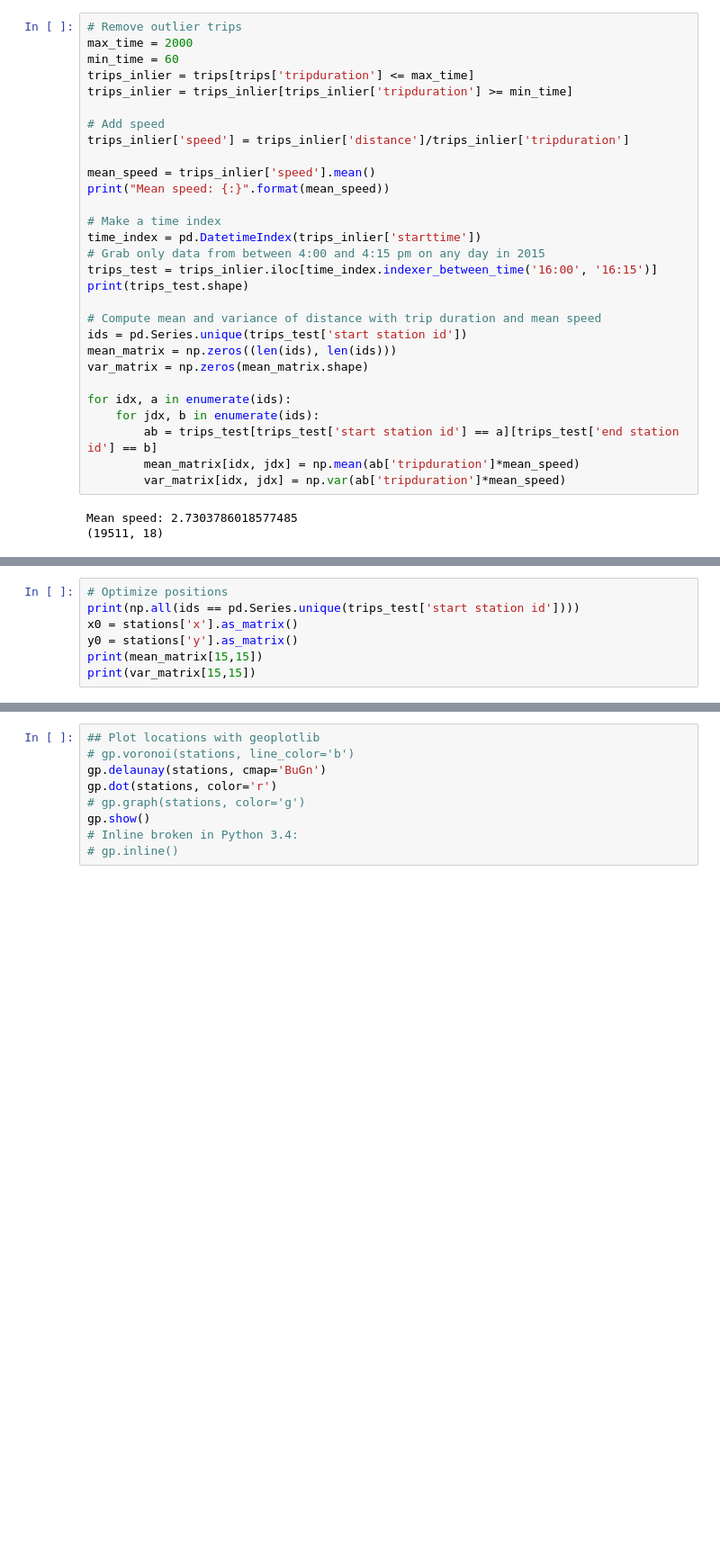
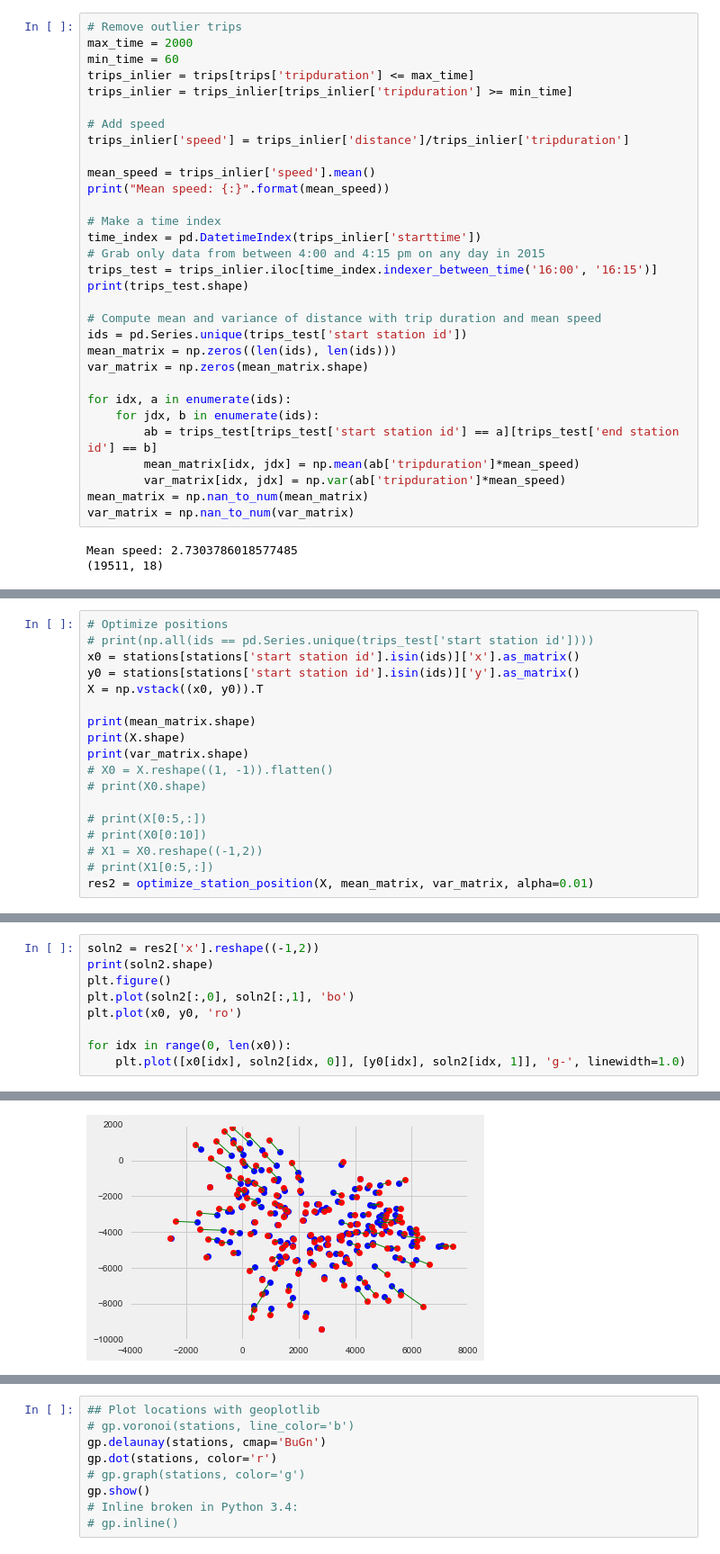
Before and after one commit to mattgiamou/hubway, a Jupyter notebook: hubway/hubway_visualization.ipynb, the cells around one changed output, grey strips where cells are left out. Shown at 90% size. Saved outputs shown, nothing was run; the diff lists cells and outputs as text; blank space fills up the shorter version.

```diff
--- a/hubway/hubway_visualization.ipynb
+++ b/hubway/hubway_visualization.ipynb
@@ -140,6 +141,8 @@ for idx, a in enumerate(ids):
         ab = trips_test[trips_test['start station id'] == a][trips_test['end station id'] == b]
         mean_matrix[idx, jdx] = np.mean(ab['tripduration']*mean_speed)
         var_matrix[idx, jdx] = np.var(ab['tripduration']*mean_speed)
+mean_matrix = np.nan_to_num(mean_matrix)
+var_matrix = np.nan_to_num(var_matrix)
 # %% [output]
 Mean speed: 2.7303786018577485
 (19511, 18)
@@ -151,9 +154,20 @@ sns.pairplot(trips_test.loc[:,('distance', 'tripduration', 'speed', 'gender')],
 [figure]
 # %%
 # Optimize positions
-print(np.all(ids == pd.Series.unique(trips_test['start station id'])))
-x0 = stations['x'].as_matrix()
-y0 = stations['y'].as_matrix()
-print(mean_matrix[15,15])
-print(var_matrix[15,15])
+# print(np.all(ids == pd.Series.unique(trips_test['start station id'])))
+x0 = stations[stations['start station id'].isin(ids)]['x'].as_matrix()
+y0 = stations[stations['start station id'].isin(ids)]['y'].as_matrix()
+X = np.vstack((x0, y0)).T
+
+print(mean_matrix.shape)
+print(X.shape)
+print(var_matrix.shape)
+# X0 = X.reshape((1, -1)).flatten()
+# print(X0.shape)
+
+# print(X[0:5,:])
+# print(X0[0:10])
+# X1 = X0.reshape((-1,2))
+# print(X1[0:5,:])
+res2 = optimize_station_position(X, mean_matrix, var_matrix, alpha=0.01)
 # %% [output]
@@ -162,0 +189,10 @@ True
+# %%
+soln2 = res2['x'].reshape((-1,2))
+print(soln2.shape)
+plt.figure()
+plt.plot(soln2[:,0], soln2[:,1], 'bo')
+plt.plot(x0, y0, 'ro')
+
+for idx in range(0, len(x0)):
+    plt.plot([x0[idx], soln2[idx, 0]], [y0[idx], soln2[idx, 1]], 'g-', linewidth=1.0)
+# %% [output]
@@ -162,0 +200 @@ True
+[figure, added]
```
Also changed, not shown: parts of 5 cells of this notebook, 1 other file.
